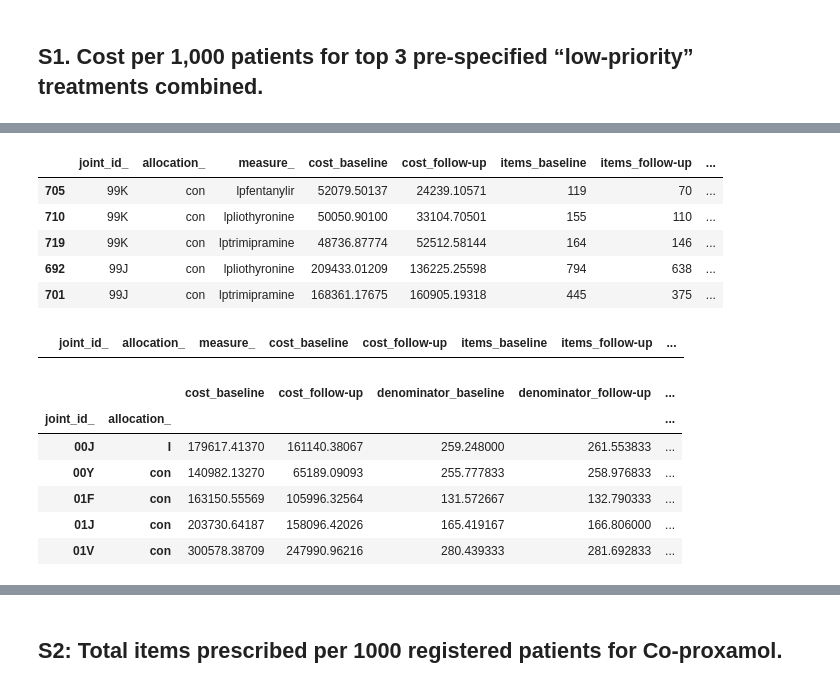
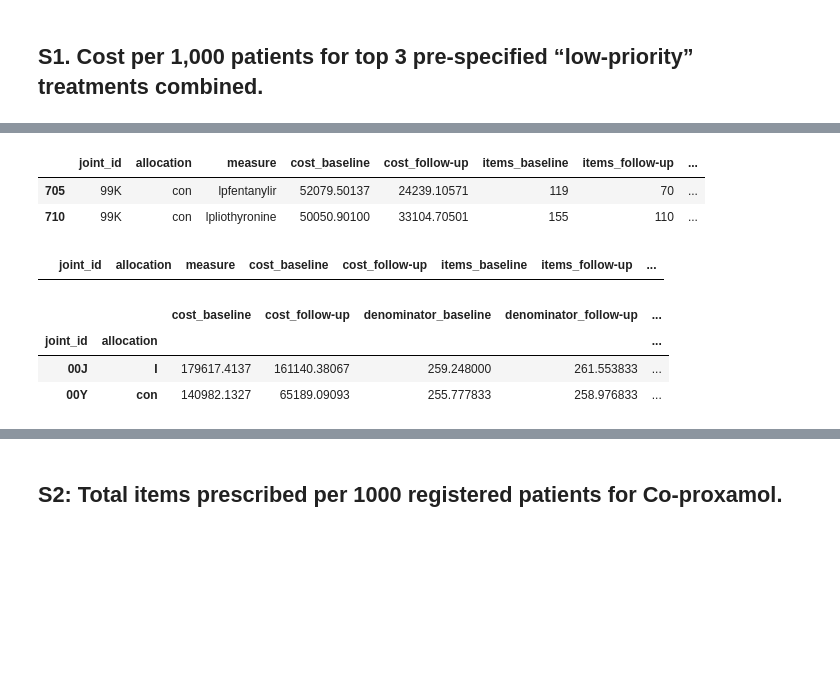
Before and after one commit to ebmdatalab/low-priority-CCG-visit-RCT, a Jupyter notebook: outcomes/Secondary outcome measures for LPP RCT top 3.ipynb, the cells around one changed output, grey strips where cells are left out. Cells and saved outputs as stored; diff of their text form; code cells hidden in the pictures; blank space fills up the shorter version.

Commit message:
Cosmetic changes
Comments, renaming tables etc

```diff
--- a/outcomes/Secondary outcome measures for LPP RCT top 3.ipynb
+++ b/outcomes/Secondary outcome measures for LPP RCT top 3.ipynb
@@ -33,0 +63,19 @@ rawdata.head()
+# %%
+### sum numerator and average population denominators for each CCG for each period
+agg_6m = df2.groupby(["measure","pct_id","period"]).agg({"cost":sum,"items":sum,"denominator":"mean"})
+agg_6m.head()
+
+### CCGs that have been allocated in the RCT
+ccgs = pd.read_csv(os.path.join('..','data','randomisation_group.csv'))
+# import joint team information
+team = pd.read_csv(os.path.join('..','data','joint_teams.csv'))
+
+ccgs = ccgs.merge(team,on="joint_team", how="left")
+#fill blank ccg_ids from joint_id column, so even CCGs not in Joint Teams
+# have a value for joint_id
+ccgs["pct_id"] = ccgs["ccg_id"].combine_first(ccgs["joint_id"])
+ccgs = ccgs[["joint_id","allocation","pct_id"]]
+
+# Combine CCG/Joint Team info with measure data
+rct_agg_6m = ccgs.merge(agg_6m.reset_index(), on="pct_id",how="left")
+rct_agg_6m.head(3)
@@ -33,0 +87,12 @@ rawdata.head()
+# %%
+# group up to Joint team groups
+# note: SUM both numerators and population denominator across geographies
+rct_agg_6m = rct_agg_6m.groupby(["joint_id","allocation","measure","period"])\
+       .sum().unstack().reset_index()
+rct_agg_6m.columns = rct_agg_6m.columns.map('_'.join).map(lambda x: x.strip("_"))
+
+### calculate aggregated measure values (cost only)
+rct_agg_6m["baseline_calc_value"] = rct_agg_6m.cost_baseline / rct_agg_6m.denominator_baseline
+rct_agg_6m["follow_up_calc_value"] = rct_agg_6m["cost_follow-up"] / rct_agg_6m["denominator_follow-up"]
+
+rct_agg_6m.head(2)
@@ -116,37 +105,30 @@ df2c.head()
 # %%
 # find top 3 measures per CCG by cost
-df3 = df2c.sort_values(by=["joint_id_","baseline_calc_value"], ascending=False)
-df3["measure_rank"] = df3.groupby("joint_id_")["baseline_calc_value"].rank(ascending=False)
-df4 = df3.loc[df3.measure_rank <=3]
-df4.head()
+top_3 = rct_agg_6m.sort_values(by=["joint_id","baseline_calc_value"], ascending=False)
+top_3["measure_rank"] = top_3.groupby("joint_id")["baseline_calc_value"].rank(ascending=False)
+top_3 = top_3.loc[top_3.measure_rank <=3]
+top_3.head(2)
 # %% [output]
-|  | joint_id_ | allocation_ | measure_ | cost_baseline | cost_follow-up | items_baseline | items_follow-up | ... |
+|  | joint_id | allocation | measure | cost_baseline | cost_follow-up | items_baseline | items_follow-up | ... |
 | 705 | 99K | con | lpfentanylir | 52079.50137 | 24239.10571 | 119 | 70 | ... |
 | 710 | 99K | con | lpliothyronine | 50050.90100 | 33104.70501 | 155 | 110 | ... |
-| 719 | 99K | con | lptrimipramine | 48736.87774 | 52512.58144 | 164 | 146 | ... |
-| 692 | 99J | con | lpliothyronine | 209433.01209 | 136225.25598 | 794 | 638 | ... |
-| 701 | 99J | con | lptrimipramine | 168361.17675 | 160905.19318 | 445 | 375 | ... |
 # %%
 # check whether any CCGs' top 3 include herbal medicine which was not available as a measure at the time of the intervention
-df4.loc[df4["measure_"]=="lpherbal"]
+top_3.loc[top_3["measure"]=="lpherbal"]
 # %% [output]
-|  | joint_id_ | allocation_ | measure_ | cost_baseline | cost_follow-up | items_baseline | items_follow-up | ... |
+|  | joint_id | allocation | measure | cost_baseline | cost_follow-up | items_baseline | items_follow-up | ... |
 # %%
-df5 = df4.copy()
-df5 = df5.groupby(["joint_id_","allocation_"]).agg({"cost_baseline":"sum","cost_follow-up":"sum","denominator_baseline":"mean","denominator_follow-up":"mean"})
+top_3 = top_3.groupby(["joint_id","allocation"]).agg({"cost_baseline":"sum","cost_follow-up":"sum","denominator_baseline":"mean","denominator_follow-up":"mean"})
 
 ### calculate aggregated measure values for combined cost for the top 3 measures
-df5["baseline_calc_value"] = df5.cost_baseline / df5.denominator_baseline
-df5["follow_up_calc_value"] = df5["cost_follow-up"] / df5["denominator_follow-up"]
-df5.head()
+top_3["baseline_calc_value"] = top_3.cost_baseline / top_3.denominator_baseline
+top_3["follow_up_calc_value"] = top_3["cost_follow-up"] / top_3["denominator_follow-up"]
+top_3.head(2)
 # %% [output]
 |  |  | cost_baseline | cost_follow-up | denominator_baseline | denominator_follow-up | ... |
-| joint_id_ | allocation_ |  |  |  |  | ... |
-| 00J | I | 179617.41370 | 161140.38067 | 259.248000 | 261.553833 | ... |
-| 00Y | con | 140982.13270 | 65189.09093 | 255.777833 | 258.976833 | ... |
-| 01F | con | 163150.55569 | 105996.32564 | 131.572667 | 132.790333 | ... |
-| 01J | con | 203730.64187 | 158096.42026 | 165.419167 | 166.806000 | ... |
-| 01V | con | 300578.38709 | 247990.96216 | 280.439333 | 281.692833 | ... |
+| joint_id | allocation |  |  |  |  | ... |
+| 00J | I | 179617.4137 | 161140.38067 | 259.248000 | 261.553833 | ... |
+| 00Y | con | 140982.1327 | 65189.09093 | 255.777833 | 258.976833 | ... |
 # %%
 # secondary outcome: Cost per 1,000 patients for top 3 pre-specified “low-priority” treatments combined.
 
```
Also changed, not shown: parts of 13 cells of this notebook, 3 other files.
